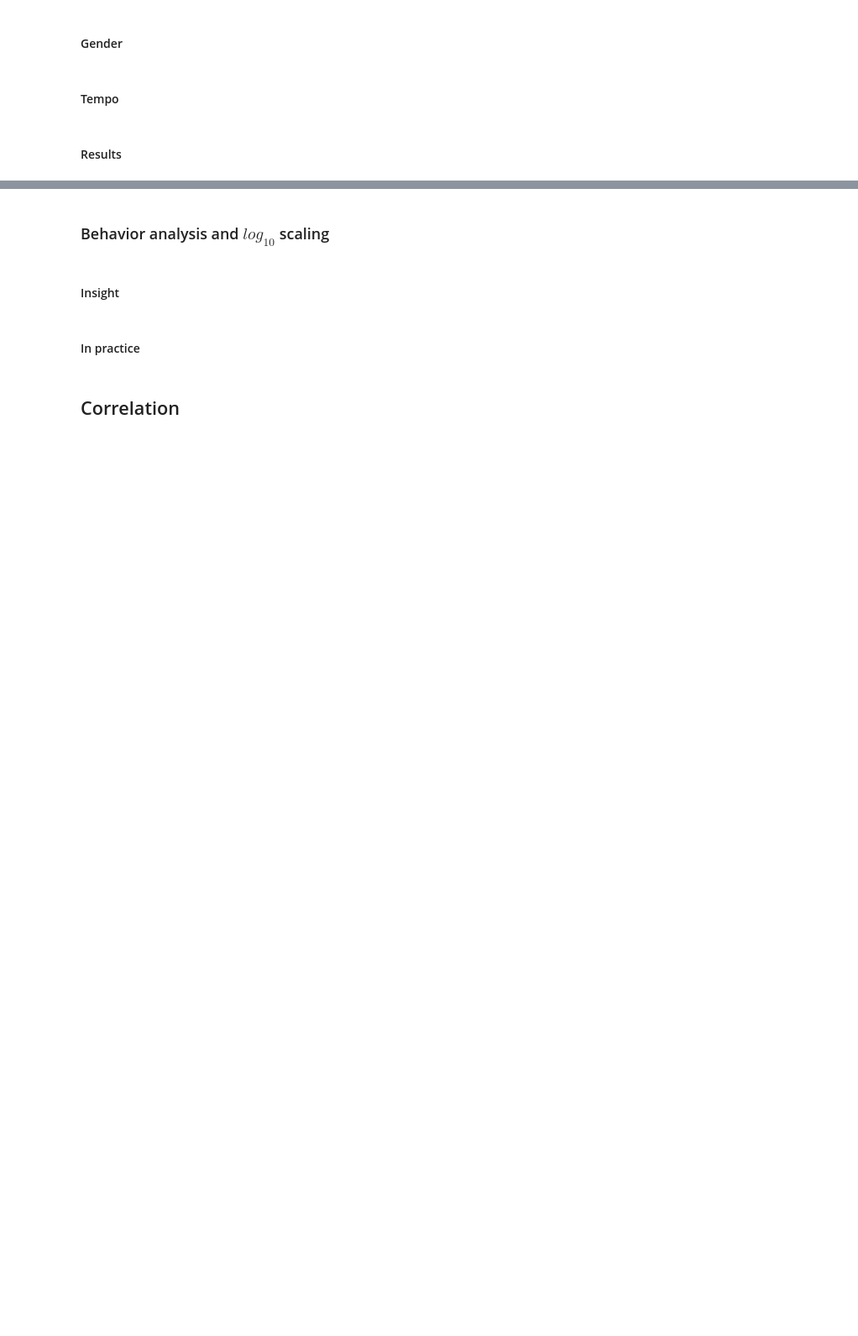
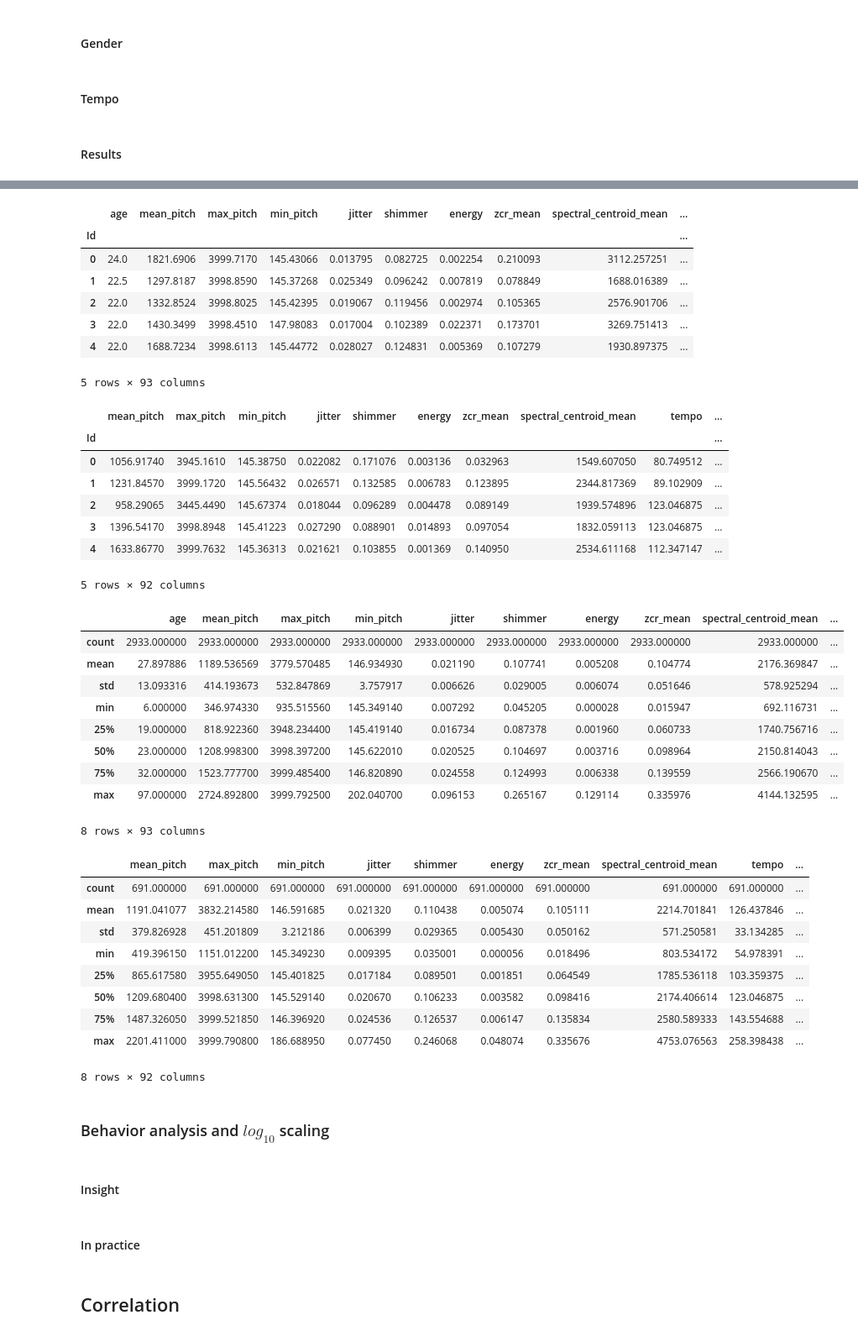
Before and after one commit to OTOTOTO02/Data-Science-Lab-process-and-methods-2024-25-WInter-Assignment, a Jupyter notebook: main.ipynb, the cells around one changed output, grey strips where cells are left out. Shown: that part at 84% size. Cells and saved outputs as stored; diff of their text form; code cells hidden in the pictures; blank space fills up the shorter version.

```diff
--- a/main.ipynb
+++ b/main.ipynb
@@ -202,6 +305,9 @@ def encode_tempo(X_df):
 display(eval_df.loc[eval_df['ethnicity'].isin(etnie_chosen), 'ethnicity'].value_counts())
 
 # FOR NOW, WE WILL DROP ETHNICITY #TODO:
+
+# step1_dev_df = dev_df.drop(columns='ethnicity', axis=1)
+# step1_eval_df = eval_df.drop(columns='ethnicity', axis=1)
 
 # step1_dev_df = encode_english(dev_df)
 # step1_eval_df = encode_english(eval_df)
@@ -209,36 +315,21 @@ display(eval_df.loc[eval_df['ethnicity'].isin(etnie_chosen), 'ethnicity'].value_
 step1_dev_df = encode_ethnicity(dev_df, etnie_chosen)
 step1_eval_df = encode_ethnicity(eval_df, etnie_chosen)
 
-# display(dev_df.head(5))
-# display(eval_df.head(5))
-
-# display(step1_dev_df.head())
-# display(step1_eval_df.head())
-
-# step1_eval_df['gender'].value_counts()
-
 step2_dev_df = encode_gender_one_hot(step1_dev_df)
 step2_eval_df = encode_gender_one_hot(step1_eval_df)
 
 # step2_dev_df = encode_gender(step1_dev_df, GenderMapper)
 # step2_eval_df = encode_gender(step1_eval_df, GenderMapper)
 
-# display(step2_dev_df.head(5))
-# display(step2_eval_df.head(5))
-
 step3_dev_df = encode_tempo(step2_dev_df)
 step3_eval_df = encode_tempo(step2_eval_df)
 
 display(step3_dev_df.head(5))
-# display(step3_eval_df.head(5))
-
-# step3_dev_df = step3_dev_df.drop(columns=['ethnicity'], axis=1)
-# step3_eval_df = step3_eval_df.drop(columns=['ethnicity'], axis=1)
-
-# display(step3_dev_df.head(5))
+display(step3_eval_df.head(5))
 
 # display(step3_eval_df[step3_eval_df['yoruba'] == 1])
 # display(eval_df.loc[75, :])
 
 display(step3_dev_df.describe())
 display(step3_eval_df.describe())
+# %% [output]
@@ -245,3 +346,39 @@ display(step3_eval_df.describe())
+|  | age | mean_pitch | max_pitch | min_pitch | jitter | shimmer | energy | zcr_mean | spectral_centroid_mean | ... |
+| Id |  |  |  |  |  |  |  |  |  | ... |
+| 0 | 24.0 | 1821.6906 | 3999.7170 | 145.43066 | 0.013795 | 0.082725 | 0.002254 | 0.210093 | 3112.257251 | ... |
+| 1 | 22.5 | 1297.8187 | 3998.8590 | 145.37268 | 0.025349 | 0.096242 | 0.007819 | 0.078849 | 1688.016389 | ... |
+| 2 | 22.0 | 1332.8524 | 3998.8025 | 145.42395 | 0.019067 | 0.119456 | 0.002974 | 0.105365 | 2576.901706 | ... |
+| 3 | 22.0 | 1430.3499 | 3998.4510 | 147.98083 | 0.017004 | 0.102389 | 0.022371 | 0.173701 | 3269.751413 | ... |
+| 4 | 22.0 | 1688.7234 | 3998.6113 | 145.44772 | 0.028027 | 0.124831 | 0.005369 | 0.107279 | 1930.897375 | ... |
+5 rows × 93 columns
+|  | mean_pitch | max_pitch | min_pitch | jitter | shimmer | energy | zcr_mean | spectral_centroid_mean | tempo | ... |
+| Id |  |  |  |  |  |  |  |  |  | ... |
+| 0 | 1056.91740 | 3945.1610 | 145.38750 | 0.022082 | 0.171076 | 0.003136 | 0.032963 | 1549.607050 | 80.749512 | ... |
+| 1 | 1231.84570 | 3999.1720 | 145.56432 | 0.026571 | 0.132585 | 0.006783 | 0.123895 | 2344.817369 | 89.102909 | ... |
+| 2 | 958.29065 | 3445.4490 | 145.67374 | 0.018044 | 0.096289 | 0.004478 | 0.089149 | 1939.574896 | 123.046875 | ... |
+| 3 | 1396.54170 | 3998.8948 | 145.41223 | 0.027290 | 0.088901 | 0.014893 | 0.097054 | 1832.059113 | 123.046875 | ... |
+| 4 | 1633.86770 | 3999.7632 | 145.36313 | 0.021621 | 0.103855 | 0.001369 | 0.140950 | 2534.611168 | 112.347147 | ... |
+5 rows × 92 columns
+|  | age | mean_pitch | max_pitch | min_pitch | jitter | shimmer | energy | zcr_mean | spectral_centroid_mean | ... |
+| count | 2933.000000 | 2933.000000 | 2933.000000 | 2933.000000 | 2933.000000 | 2933.000000 | 2933.000000 | 2933.000000 | 2933.000000 | ... |
+| mean | 27.897886 | 1189.536569 | 3779.570485 | 146.934930 | 0.021190 | 0.107741 | 0.005208 | 0.104774 | 2176.369847 | ... |
+| std | 13.093316 | 414.193673 | 532.847869 | 3.757917 | 0.006626 | 0.029005 | 0.006074 | 0.051646 | 578.925294 | ... |
+| min | 6.000000 | 346.974330 | 935.515560 | 145.349140 | 0.007292 | 0.045205 | 0.000028 | 0.015947 | 692.116731 | ... |
+| 25% | 19.000000 | 818.922360 | 3948.234400 | 145.419140 | 0.016734 | 0.087378 | 0.001960 | 0.060733 | 1740.756716 | ... |
+| 50% | 23.000000 | 1208.998300 | 3998.397200 | 145.622010 | 0.020525 | 0.104697 | 0.003716 | 0.098964 | 2150.814043 | ... |
+| 75% | 32.000000 | 1523.777700 | 3999.485400 | 146.820890 | 0.024558 | 0.124993 | 0.006338 | 0.139559 | 2566.190670 | ... |
+| max | 97.000000 | 2724.892800 | 3999.792500 | 202.040700 | 0.096153 | 0.265167 | 0.129114 | 0.335976 | 4144.132595 | ... |
+8 rows × 93 columns
+|  | mean_pitch | max_pitch | min_pitch | jitter | shimmer | energy | zcr_mean | spectral_centroid_mean | tempo | ... |
+| count | 691.000000 | 691.000000 | 691.000000 | 691.000000 | 691.000000 | 691.000000 | 691.000000 | 691.000000 | 691.000000 | ... |
+| mean | 1191.041077 | 3832.214580 | 146.591685 | 0.021320 | 0.110438 | 0.005074 | 0.105111 | 2214.701841 | 126.437846 | ... |
+| std | 379.826928 | 451.201809 | 3.212186 | 0.006399 | 0.029365 | 0.005430 | 0.050162 | 571.250581 | 33.134285 | ... |
+| min | 419.396150 | 1151.012200 | 145.349230 | 0.009395 | 0.035001 | 0.000056 | 0.018496 | 803.534172 | 54.978391 | ... |
+| 25% | 865.617580 | 3955.649050 | 145.401825 | 0.017184 | 0.089501 | 0.001851 | 0.064549 | 1785.536118 | 103.359375 | ... |
+| 50% | 1209.680400 | 3998.631300 | 145.529140 | 0.020670 | 0.106233 | 0.003582 | 0.098416 | 2174.406614 | 123.046875 | ... |
+| 75% | 1487.326050 | 3999.521850 | 146.396920 | 0.024536 | 0.126537 | 0.006147 | 0.135834 | 2580.589333 | 143.554688 | ... |
+| max | 2201.411000 | 3999.790800 | 186.688950 | 0.077450 | 0.246068 | 0.048074 | 0.335676 | 4753.076563 | 258.398438 | ... |
+8 rows × 92 columns
 # %% [markdown]
 ### Behavior analysis and $log_{10}$ scaling
 # %% [markdown]
```
Also changed, not shown: parts of 29 cells of this notebook, 1 other file.
